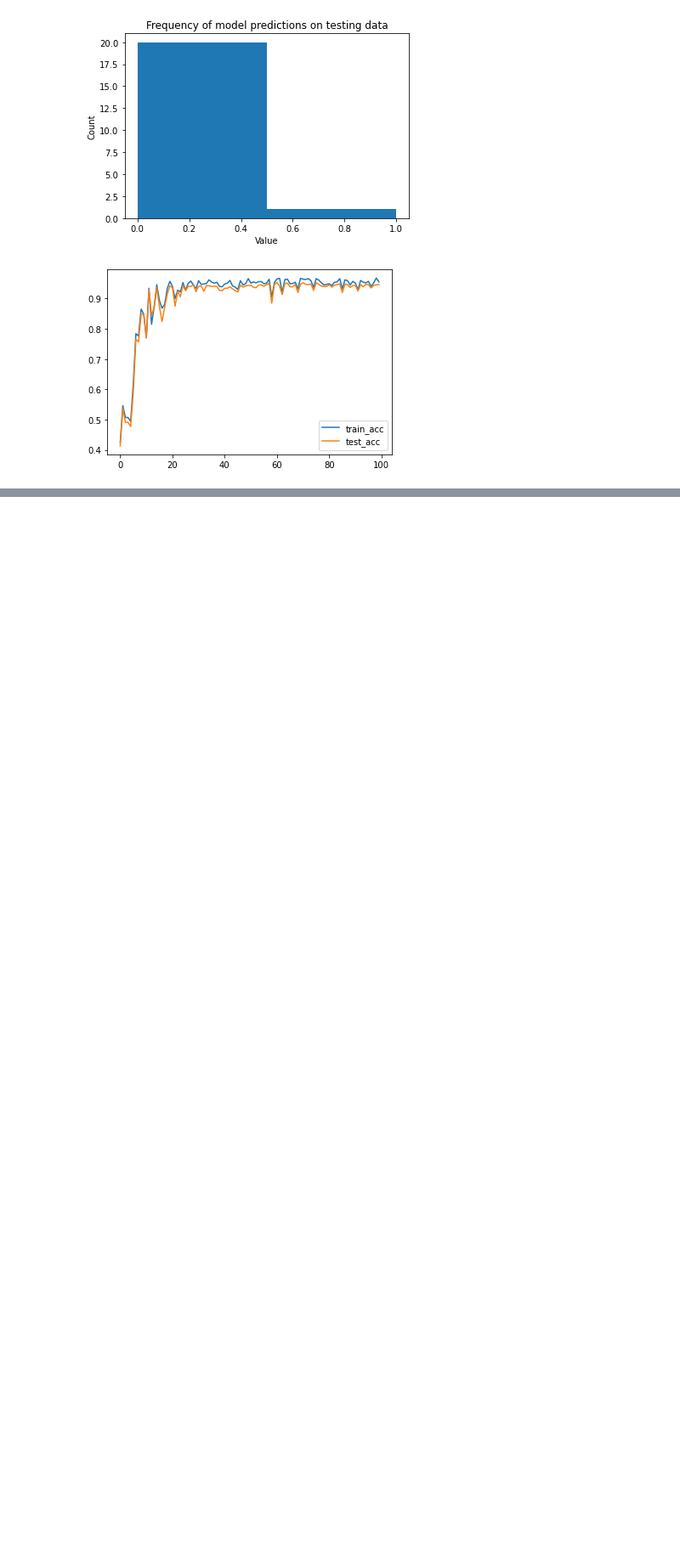
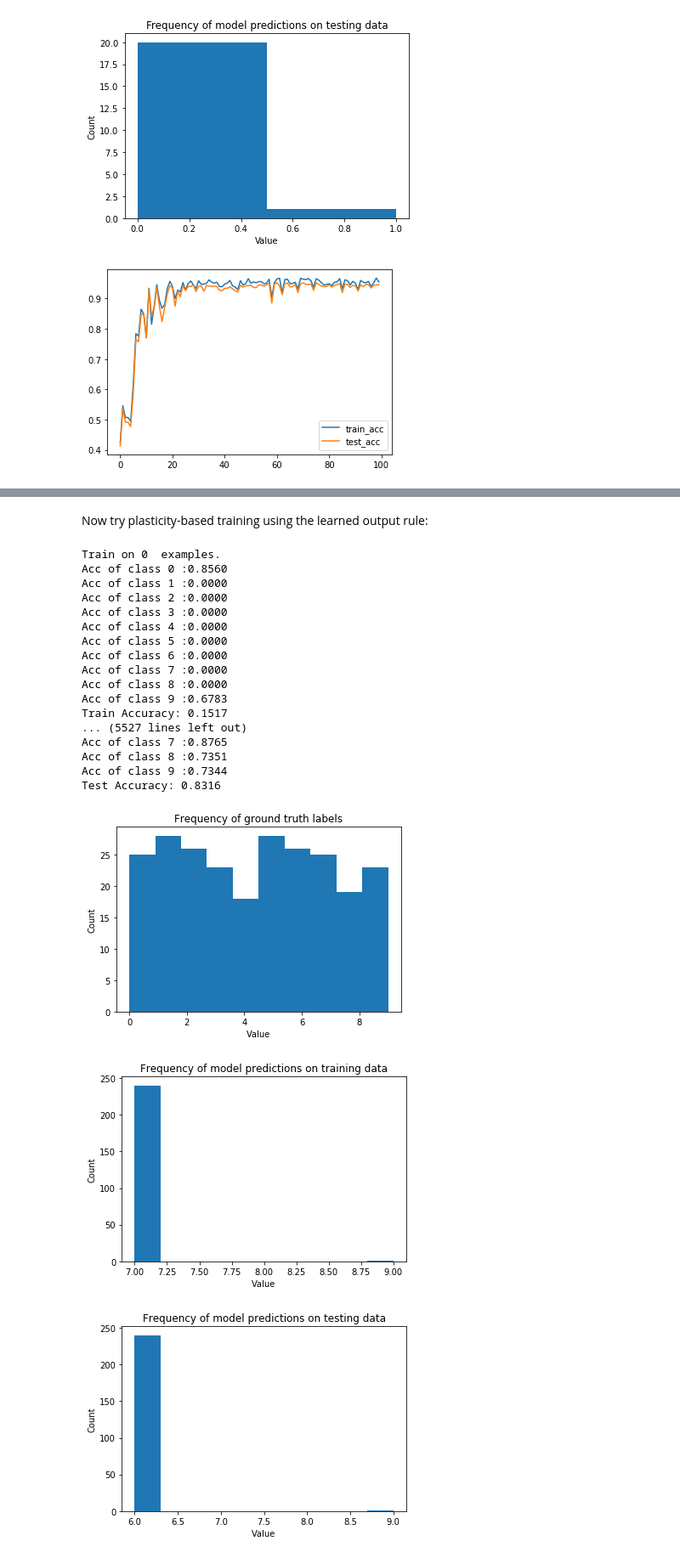
Before and after one commit to saykartik/assemblies, a Jupyter notebook: BrainNet/FFBrainNet Tests.ipynb, the cells around one changed output, grey strips where cells are left out. Shown at 85% size. Saved outputs shown, nothing was run; the diff lists cells and outputs as text; code cells hidden in the pictures; blank space fills up the shorter version.

```diff
--- a/BrainNet/FFBrainNet Tests.ipynb
+++ b/BrainNet/FFBrainNet Tests.ipynb
@@ -239,0 +341,28 @@ plt.show()
+# %% [markdown]
+Now try plasticity-based training using the learned output rule:
+# %%
+# NOTE: The output weights will be automatically reset during the first sample within train_given_rule()
+X_train_2 = np.repeat(X_train, 2, axis=0)
+y_train_2 = np.repeat(y_train, 2, axis=0)
+plas_train_acc, plas_test_acc, plas_other_stats = train.train_given_rule(X_train_2, y_train_2, local_brain, verbose=True, X_test=X_test, y_test=y_test)
+# %% [output]
+Train on 0  examples.
+Acc of class 0 :0.8560
+Acc of class 1 :0.0000
+Acc of class 2 :0.0000
+Acc of class 3 :0.0000
+Acc of class 4 :0.0000
+Acc of class 5 :0.0000
+Acc of class 6 :0.0000
+Acc of class 7 :0.0000
+Acc of class 8 :0.0000
+Acc of class 9 :0.6783
+Train Accuracy: 0.1517
+... (5527 lines left out)
+Acc of class 7 :0.8765
+Acc of class 8 :0.7351
+Acc of class 9 :0.7344
+Test Accuracy: 0.8316
+[figure, added]
+[figure, added]
+[figure, added]
```
Also changed, not shown: parts of 16 cells of this notebook.
